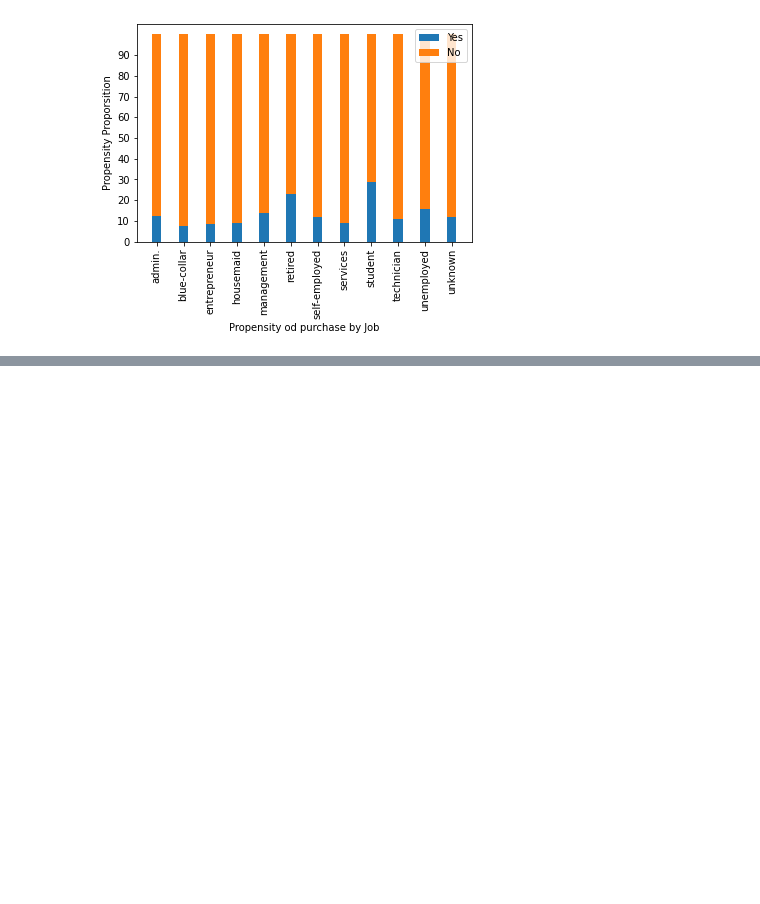
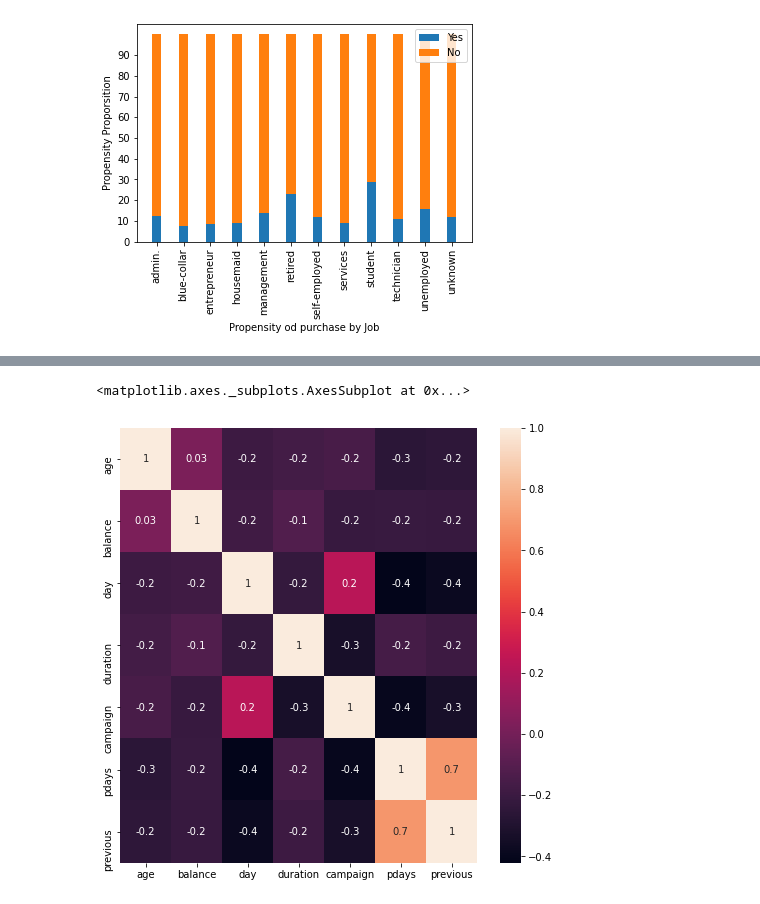
Before and after one commit to FauziArifin/PacktData, a Jupyter notebook: Term_Deposits.ipynb, the cells around one changed output, grey strips where cells are left out. Drawn from its saved outputs; the diff is of its cells as text; code cells hidden in the pictures; blank space fills up the shorter version.

```diff
--- a/Term_Deposits.ipynb
+++ b/Term_Deposits.ipynb
@@ -255,0 +399,4 @@ plt.show()
+# %%
+#Crate new variable which is a product of all these
+df_bank['assetIndex'] = df_bank['balanceTran'] * df_bank['loanTran'] * df_bank['houseTran']
+df_bank.head()
@@ -255,0 +415,11 @@ plt.show()
+# %%
+# Creating quantiles from the assetindex data
+df_bank['assetClass'] = 'Quant1'
+
+df_bank.loc[(df_bank['assetIndex'] > 0.3768) & (df_bank['assetIndex'] < 0.5692), 'assetClass'] = 'Quant2'
+
+df_bank.loc[(df_bank['assetIndex'] > 0.5692) & (df_bank['assetIndex'] < 1.9027), 'assetClass'] = 'Quant3'
+
+df_bank.loc[df_bank['assetIndex'] > 1.9027, 'assetClass'] = 'Quant4'
+
+df_bank.head()
@@ -255,0 +458,7 @@ plt.show()
+# %%
+bankNumeric = df_bank[['age', 'balance', 'day', 'duration', 'campaign', 'pdays', 'previous']]
+# %%
+set_option('display.width', 150)
+set_option('precision', 3)
+bankCorr = bankNumeric.corr(method = 'pearson')
+bankCorr
@@ -255,0 +474,9 @@ plt.show()
+# %%
+# Plotting the correlation matrix
+import seaborn as sns
+
+fig, ax = plt.subplots(figsize=(8,8))         # Sample figsize in inches
+sns.heatmap(bankCorr.corr(), annot = True, fmt='.1g', ax=ax)
+# %% [output]
+<matplotlib.axes._subplots.AxesSubplot at 0x...>
+[figure, added]
```
Also changed, not shown: parts of 27 cells of this notebook.
